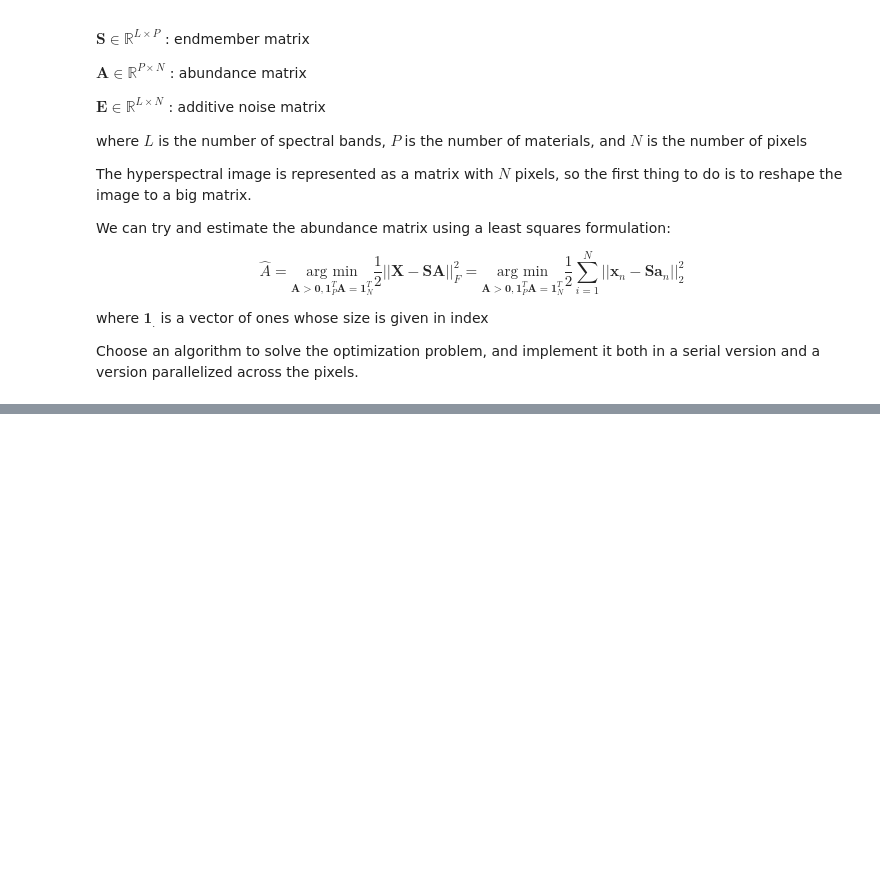
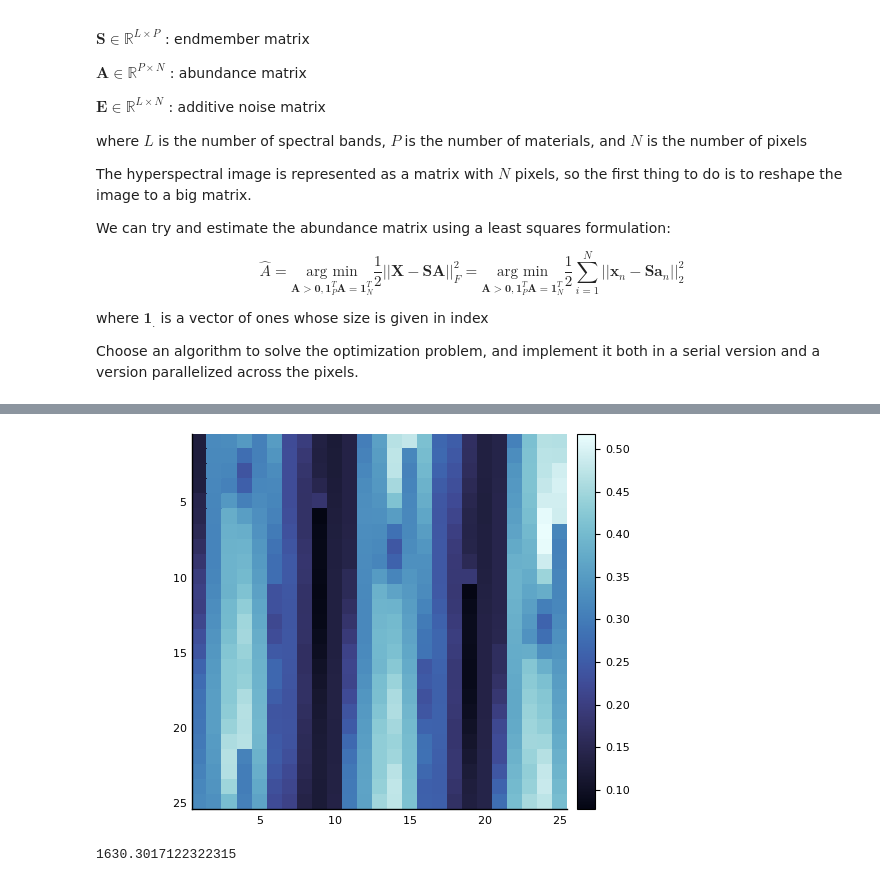
Before and after one commit to robincourant/parallel_optimization, a Jupyter notebook: parallel_optimization.ipynb, the cells around one changed output, grey strips where cells are left out. Saved outputs shown, nothing was run; the diff lists cells and outputs as text; code cells hidden in the pictures; blank space fills up the shorter version.

```diff
--- a/parallel_optimization.ipynb
+++ b/parallel_optimization.ipynb
@@ -89,0 +141,9 @@ p3 = heatmap(estimated_image[:, :, 150],aspect_ratio=1, yflip = true,c=:ice)
+# %%
+estimated_image = reshape(S * C, 25, 25, 255)
+p5 = heatmap(estimated_image[:, :, 150],aspect_ratio=1, yflip = true,c=:ice)
+# %% [output]
+[figure, added]
+# %%
+cost(X,S,C)
+# %% [output]
+1630.3017122322315
```
Also changed, not shown: parts of 12 cells of this notebook.
